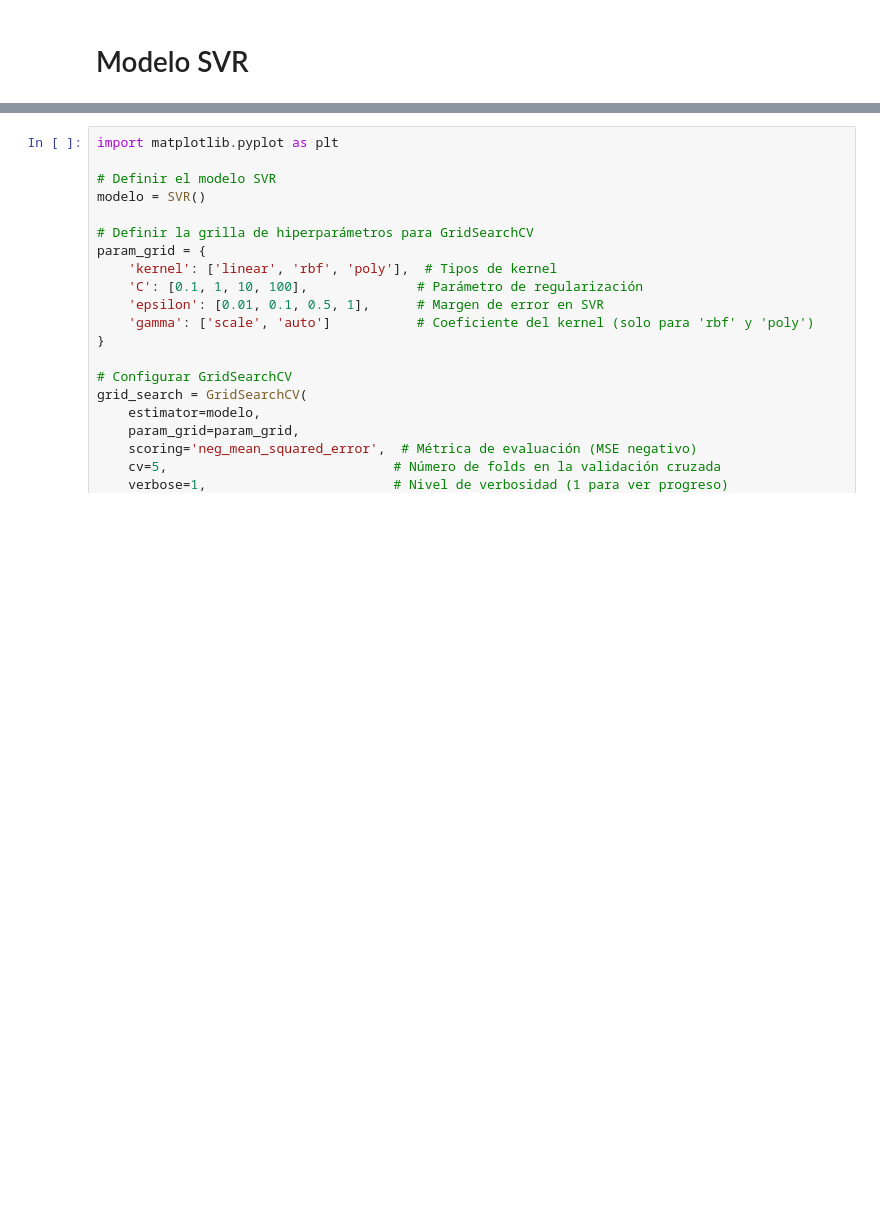
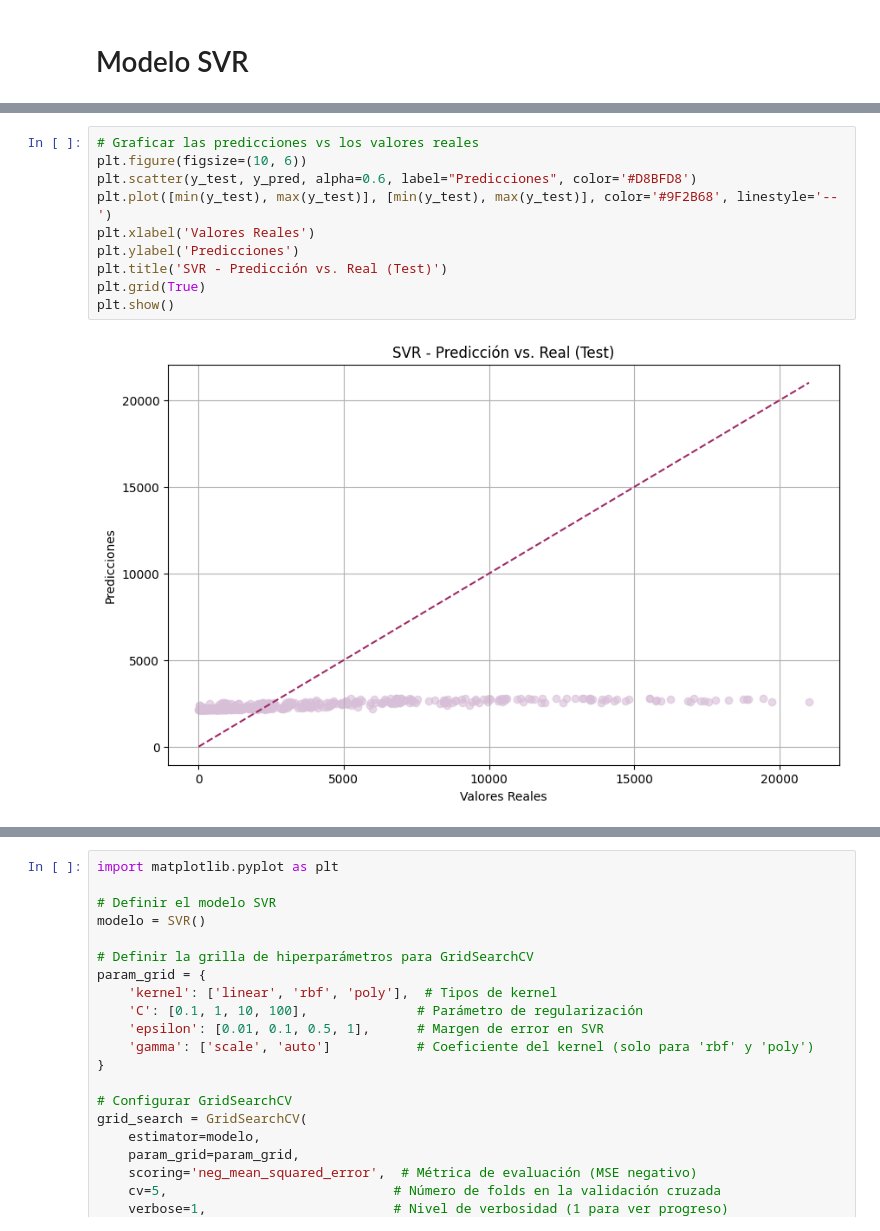
Before and after one commit to AROP019/Proyecto-PrediccionIndicadores, a Jupyter notebook: truly_final_code.ipynb, the cells around one changed output, grey strips where cells are left out. Cells and saved outputs as stored; diff of their text form; blank space fills up the shorter version.

```diff
--- a/truly_final_code.ipynb
+++ b/truly_final_code.ipynb
@@ -156,0 +179,12 @@ X_test = scaler.transform(X_test)
+# %%
+# Graficar las predicciones vs los valores reales
+plt.figure(figsize=(10, 6))
+plt.scatter(y_test, y_pred, alpha=0.6, label="Predicciones", color='#D8BFD8')
+plt.plot([min(y_test), max(y_test)], [min(y_test), max(y_test)], color='#9F2B68', linestyle='--')
+plt.xlabel('Valores Reales')
+plt.ylabel('Predicciones')
+plt.title('SVR - Predicción vs. Real (Test)')
+plt.grid(True)
+plt.show()
+# %% [output]
+[figure, added]
```
Also changed, not shown: parts of 24 cells of this notebook.
